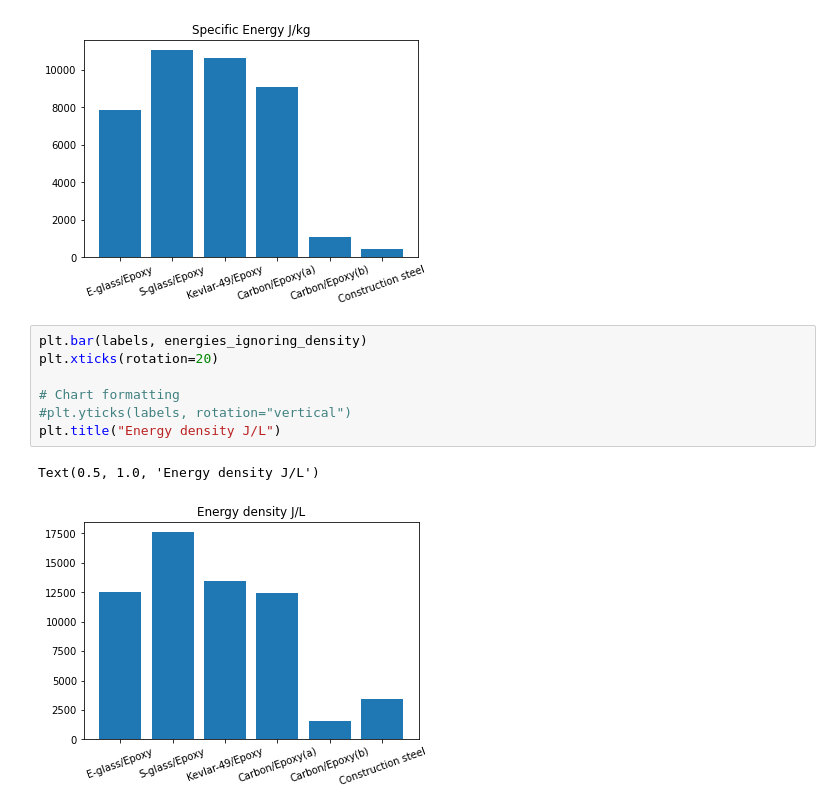
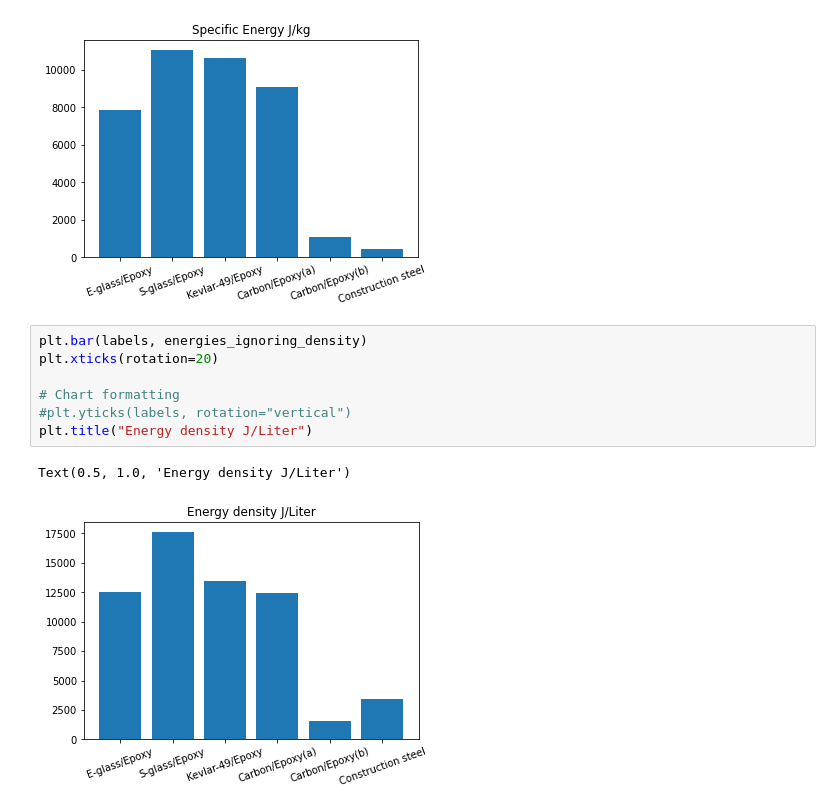
Before and after one commit to alfm778/Plastkompositter, a Jupyter notebook: Assignment 1/Assignment 1.ipynb, the cells around one changed output. Cells and saved outputs as stored; diff of their text form.

```diff
--- a/Assignment 1/Assignment 1.ipynb
+++ b/Assignment 1/Assignment 1.ipynb
@@ -136,10 +136,10 @@ Text(0.5, 1.0, 'Specific Energy J/kg')
 # %%
 plt.bar(labels, energies_ignoring_density)
 plt.xticks(rotation=20)
 
 # Chart formatting
 #plt.yticks(labels, rotation="vertical")
-plt.title("Energy density J/L")
+plt.title("Energy density J/Liter")
 # %% [output]
-Text(0.5, 1.0, 'Energy density J/L')
+Text(0.5, 1.0, 'Energy density J/Liter')
-[figure, old version]
+[figure, new version]
```
Also changed, not shown: 1 other file.
